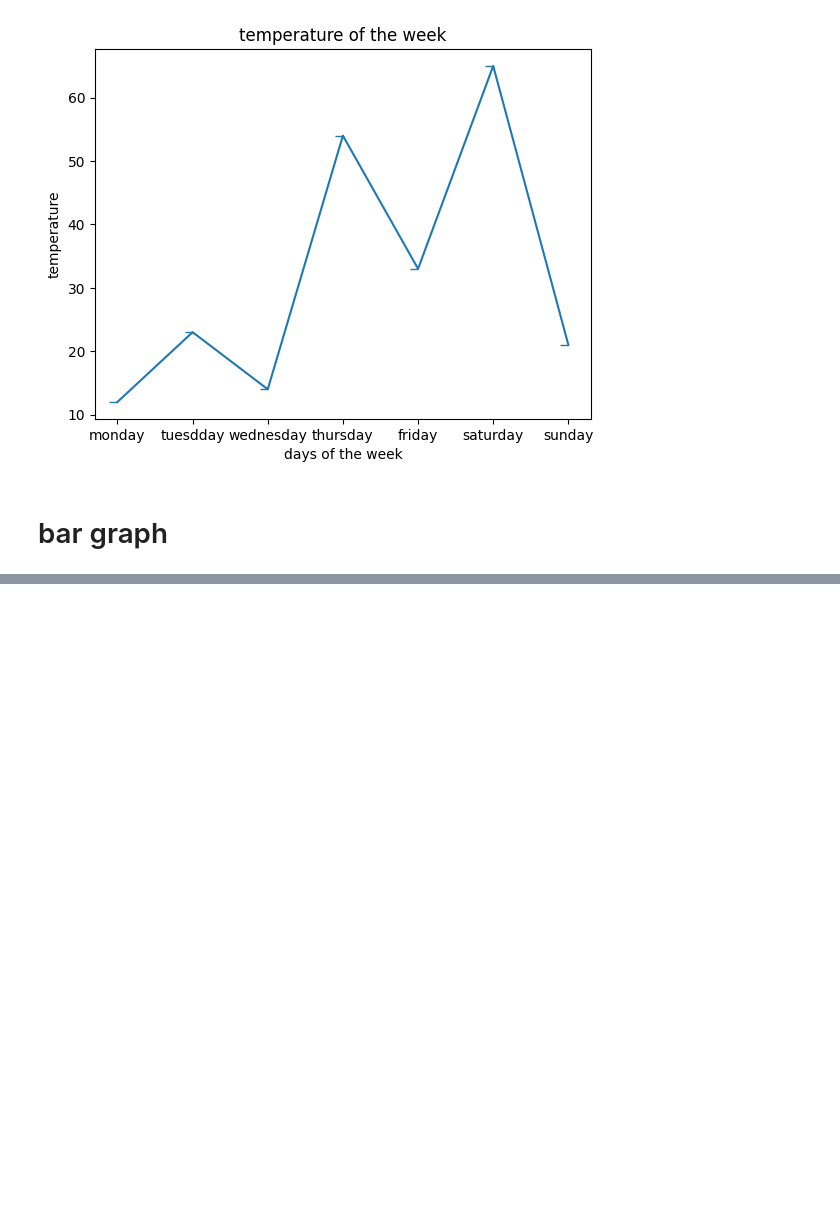
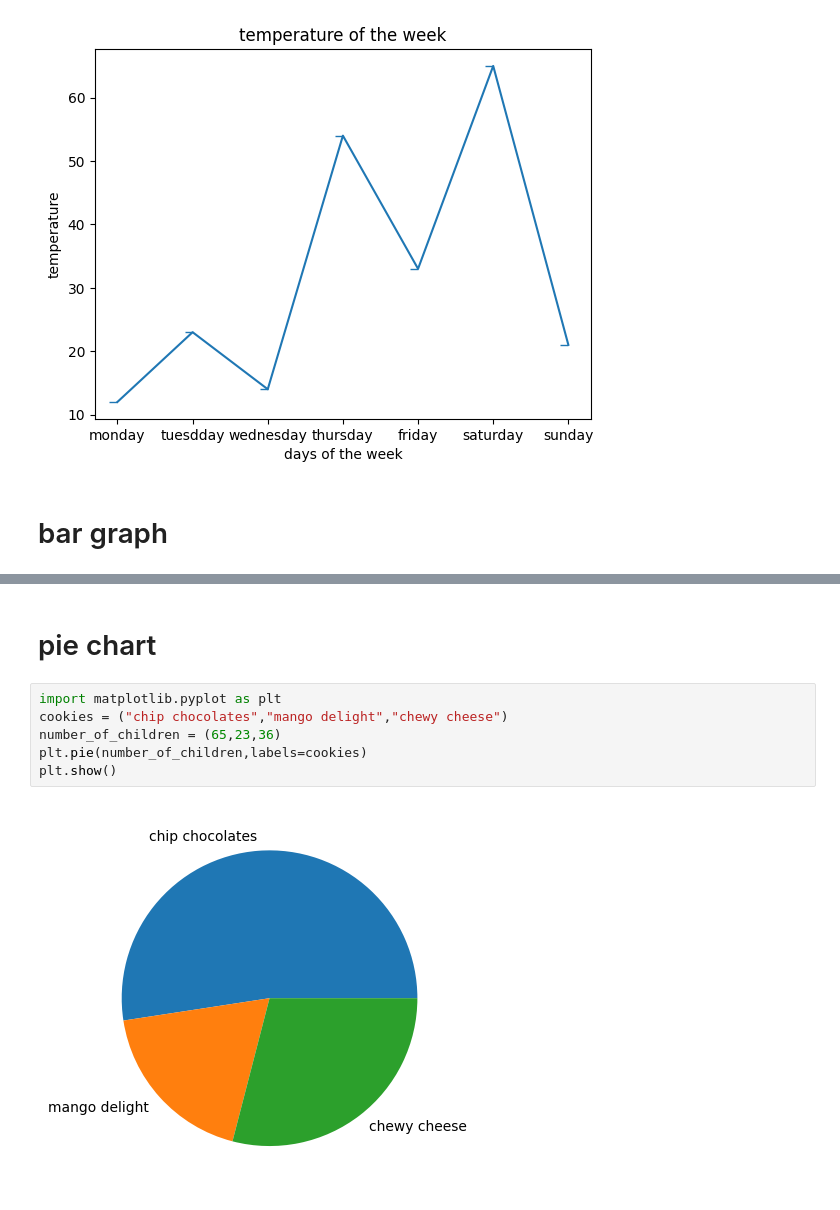
Before and after one commit to ronav06/python-learning-note-book, a Jupyter notebook: Untitled2.ipynb, the cells around one changed output, grey strips where cells are left out. Drawn from its saved outputs; the diff is of its cells as text; blank space fills up the shorter version.

```diff
--- a/Untitled2.ipynb
+++ b/Untitled2.ipynb
@@ -55,0 +61,10 @@ plt.ylabel("temperature")
+# %% [markdown]
+# pie chart
+# %%
+import matplotlib.pyplot as plt
+cookies = ("chip chocolates","mango delight","chewy cheese")
+number_of_children = (65,23,36)
+plt.pie(number_of_children,labels=cookies)
+plt.show()
+# %% [output]
+[figure, added]
```
Also changed, not shown: parts of 1 cell of this notebook.
